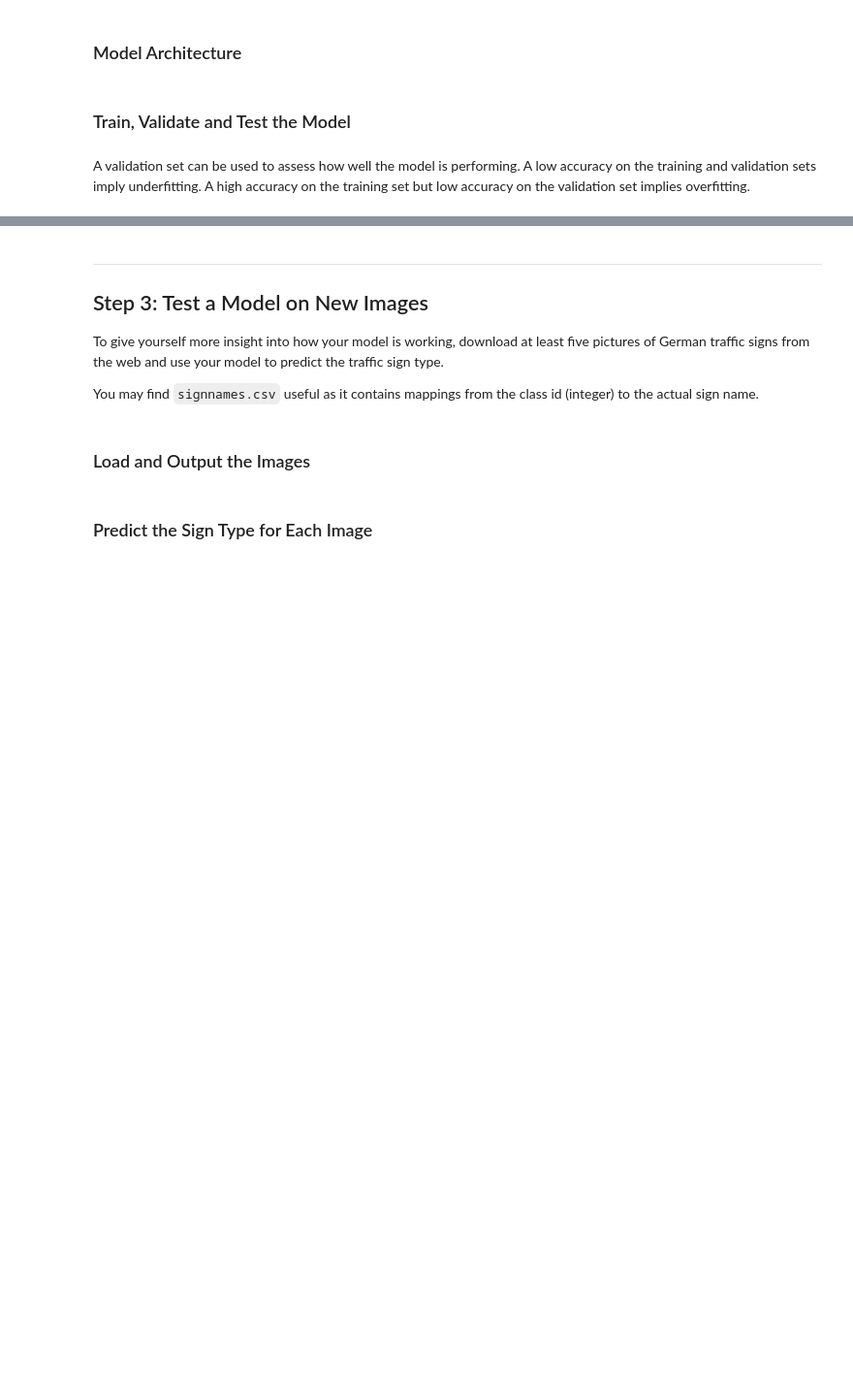
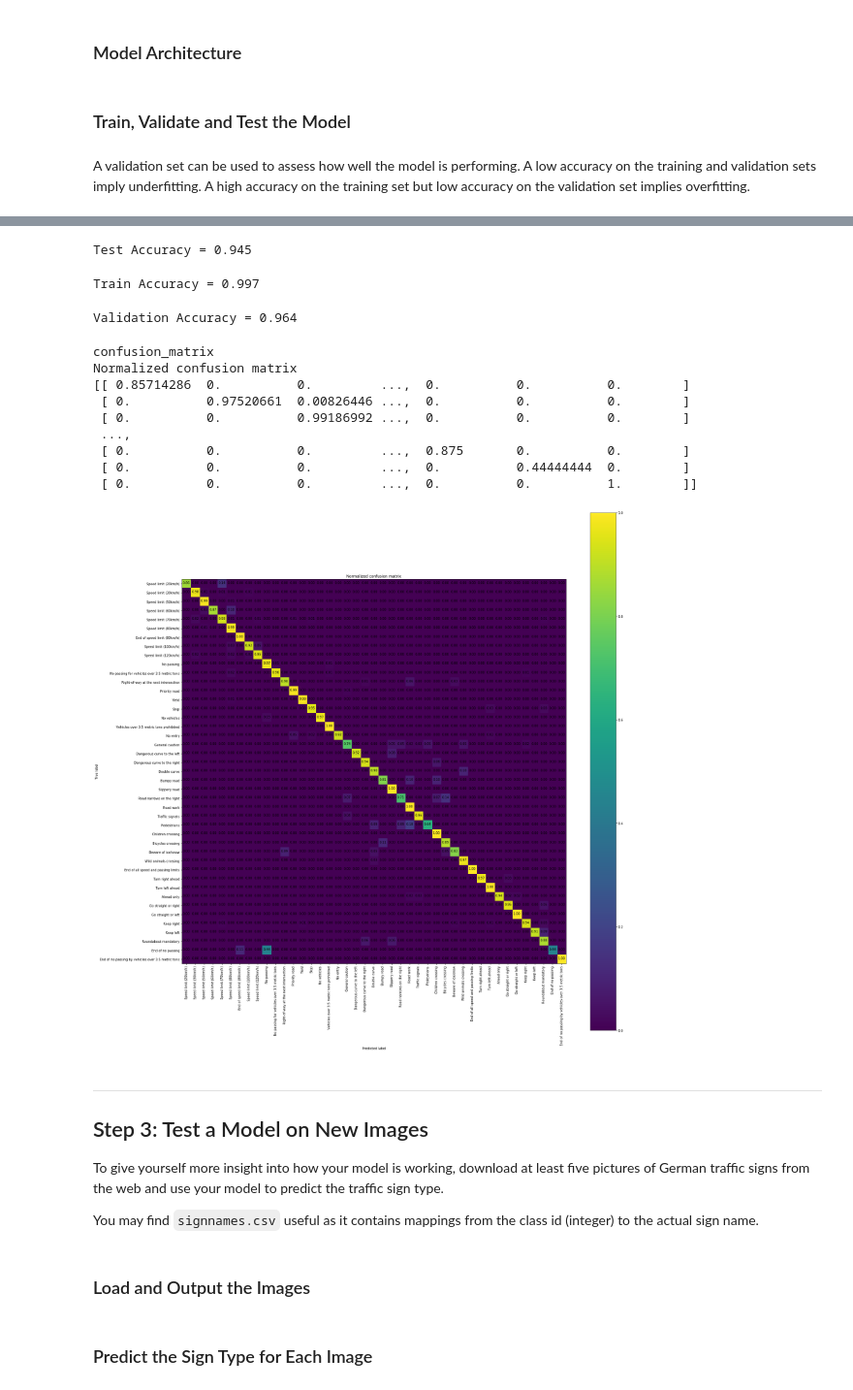
Before and after one commit to jonam85/CarND-Traffic-Sign-Classifier-Project, a Jupyter notebook: Traffic_Sign_Classifier.ipynb, the cells around one changed output, grey strips where cells are left out. Shown at 97% size. Drawn from its saved outputs; the diff is of its cells as text; code cells hidden in the pictures; blank space fills up the shorter version.

```diff
--- a/Traffic_Sign_Classifier.ipynb
+++ b/Traffic_Sign_Classifier.ipynb
@@ -620,3 +865,30 @@ with tf.Session() as sess:
+# %%
+with tf.Session() as sess:
+    saver.restore(sess, './lenet2_2002')
+
+    test_accuracy = evaluate(X_test_Norm, y_test)
+    print("Test Accuracy = {:.3f}".format(test_accuracy))
+    logging.debug("Test Accuracy = {:.3f}\n".format(test_accuracy))
+# %% [output]
+Test Accuracy = 0.945
+# %%
+with tf.Session() as sess:
+    saver.restore(sess, tf.train.latest_checkpoint('.'))
+
+    test_accuracy = evaluate(X_train_Norm, y_train)
+    print("Train Accuracy = {:.3f}".format(test_accuracy))
+    logging.debug("Train Accuracy = {:.3f}\n".format(test_accuracy))
+# %% [output]
+Train Accuracy = 0.997
+# %%
+with tf.Session() as sess:
+    saver.restore(sess, tf.train.latest_checkpoint('.'))
+
+    test_accuracy = evaluate(X_valid_Norm, y_valid)
+    print("Validation Accuracy = {:.3f}".format(test_accuracy))
+    logging.debug("Validation Accuracy = {:.3f}\n".format(test_accuracy))
+# %% [output]
+Validation Accuracy = 0.964
 # %%
 from sklearn.metrics import confusion_matrix
 from sklearn import metrics
@@ -624,8 +896,7 @@ import itertools
 # %%
 def plot_confusion_matrix(cm, classes,
                           normalize=False,
-                          title='Confusion matrix',
-                          cmap=plt.cm.Blues):
+                          title='Confusion matrix'):
     """
     This function prints and plots the confusion matrix.
     Normalization can be applied by setting `normalize=True`.
@@ -638,7 +909,7 @@ def plot_confusion_matrix(cm, classes,
 
     print(cm)
 
-    plt.imshow(cm, interpolation='nearest', cmap=cmap)
+    plt.imshow(cm, interpolation='nearest')
     plt.title(title)
     plt.colorbar()
     tick_marks = np.arange(len(classes))
@@ -646,11 +917,11 @@ def plot_confusion_matrix(cm, classes,
     plt.yticks(tick_marks, classes)
 
     fmt = '.2f' if normalize else 'd'
-    thresh = cm.max() / 2.
+    thresh = cm.max() * 0.5
     for i, j in itertools.product(range(cm.shape[0]), range(cm.shape[1])):
         plt.text(j, i, format(cm[i, j], fmt),
-                 horizontalalignment="center",
-                 color="white" if cm[i, j] > thresh else "black")
+                 horizontalalignment="center")
+
 
     plt.tight_layout()
     plt.ylabel('True label')
@@ -658,34 +929,45 @@ def plot_confusion_matrix(cm, classes,
 # %%
 
 y_pred = tf.argmax(logits, 1)
 
 with tf.Session() as sess:
     saver.restore(sess, tf.train.latest_checkpoint('.'))
     num_examples = len(X_test_Norm)
     sess = tf.get_default_session()
     offset=random.randint(0,num_examples-2001)
     y_p = tf.argmax(logits, 1)
     X_test_Norm, y_test = shuffle(X_test_Norm, y_test)
     batch_x, batch_y = X_test_Norm[offset:offset+2000], y_test[offset:offset+2000]
     y_pred_cm = sess.run(y_pred, feed_dict={x: batch_x, y: batch_y, keep_prob: 1.0})
 
 y_true = batch_y
 print("confusion_matrix")
 cnf_matrix = metrics.confusion_matrix(y_true, y_pred_cm)
-print(cnf_matrix)
+# print(cnf_matrix)
 
 # Plot non-normalized confusion matrix
-plt.figure(figsize=(25,25))
-plot_confusion_matrix(cnf_matrix, classes=SignNames,
-                      title='Confusion matrix, without normalization')
+# plt.figure(figsize=(25,25))
+# plot_confusion_matrix(cnf_matrix, classes=SignNames,
+#                       title='Confusion matrix, without normalization')
 
 # Plot normalized confusion matrix
 plt.figure(figsize=(25,25))
 plot_confusion_matrix(cnf_matrix, classes=SignNames, normalize=True,
                       title='Normalized confusion matrix')
 
 plt.savefig("ConfusionMatrix.png", bbox_inches='tight')
 plt.show()
+# %% [output]
+confusion_matrix
+Normalized confusion matrix
+[[ 0.85714286  0.          0.         ...,  0.          0.          0.        ]
+ [ 0.          0.97520661  0.00826446 ...,  0.          0.          0.        ]
+ [ 0.          0.          0.99186992 ...,  0.          0.          0.        ]
+ ...,
+ [ 0.          0.          0.         ...,  0.875       0.          0.        ]
+ [ 0.          0.          0.         ...,  0.          0.44444444  0.        ]
+ [ 0.          0.          0.         ...,  0.          0.          1.        ]]
+[figure, added]
 # %% [markdown]
 ---
 
```
Also changed, not shown: parts of 33 cells of this notebook, 30 other files.
